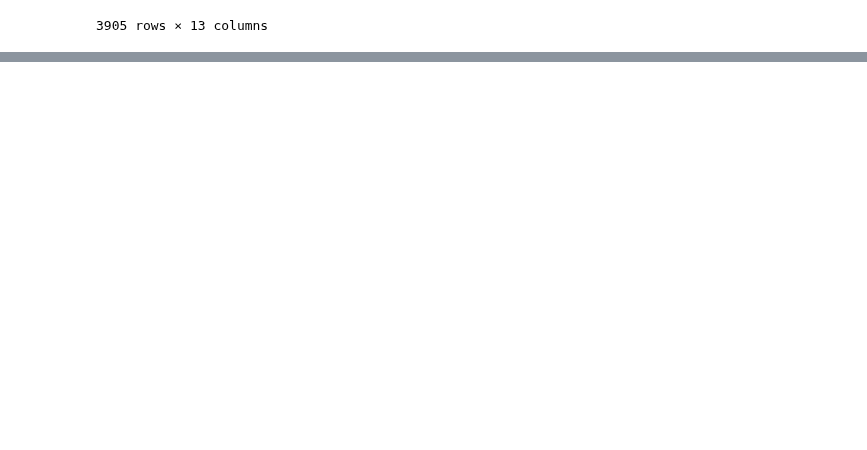
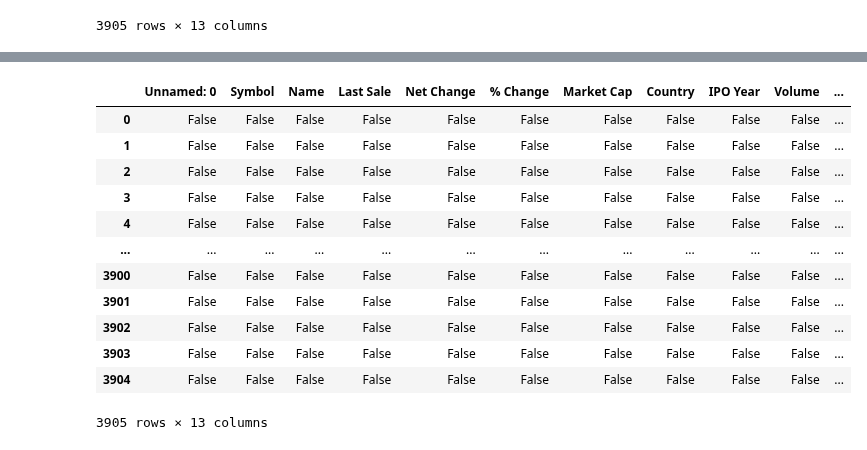
Before and after one commit to MariyaYu/Lesson_1, a Jupyter notebook: Untitled17.ipynb, the cells around one changed output, grey strips where cells are left out. Drawn from its saved outputs; the diff is of its cells as text; code cells hidden in the pictures; blank space fills up the shorter version.

```diff
--- a/Untitled17.ipynb
+++ b/Untitled17.ipynb
@@ -29,0 +65,16 @@ df
+# %%
+df.isnull()
+# %% [output]
+|  | Unnamed: 0 | Symbol | Name | Last Sale | Net Change | % Change | Market Cap | Country | IPO Year | Volume | ... |
+| 0 | False | False | False | False | False | False | False | False | False | False | ... |
+| 1 | False | False | False | False | False | False | False | False | False | False | ... |
+| 2 | False | False | False | False | False | False | False | False | False | False | ... |
+| 3 | False | False | False | False | False | False | False | False | False | False | ... |
+| 4 | False | False | False | False | False | False | False | False | False | False | ... |
+| ... | ... | ... | ... | ... | ... | ... | ... | ... | ... | ... | ... |
+| 3900 | False | False | False | False | False | False | False | False | False | False | ... |
+| 3901 | False | False | False | False | False | False | False | False | False | False | ... |
+| 3902 | False | False | False | False | False | False | False | False | False | False | ... |
+| 3903 | False | False | False | False | False | False | False | False | False | False | ... |
+| 3904 | False | False | False | False | False | False | False | False | False | False | ... |
+3905 rows × 13 columns
```
Also changed, not shown: parts of 3 cells of this notebook.
